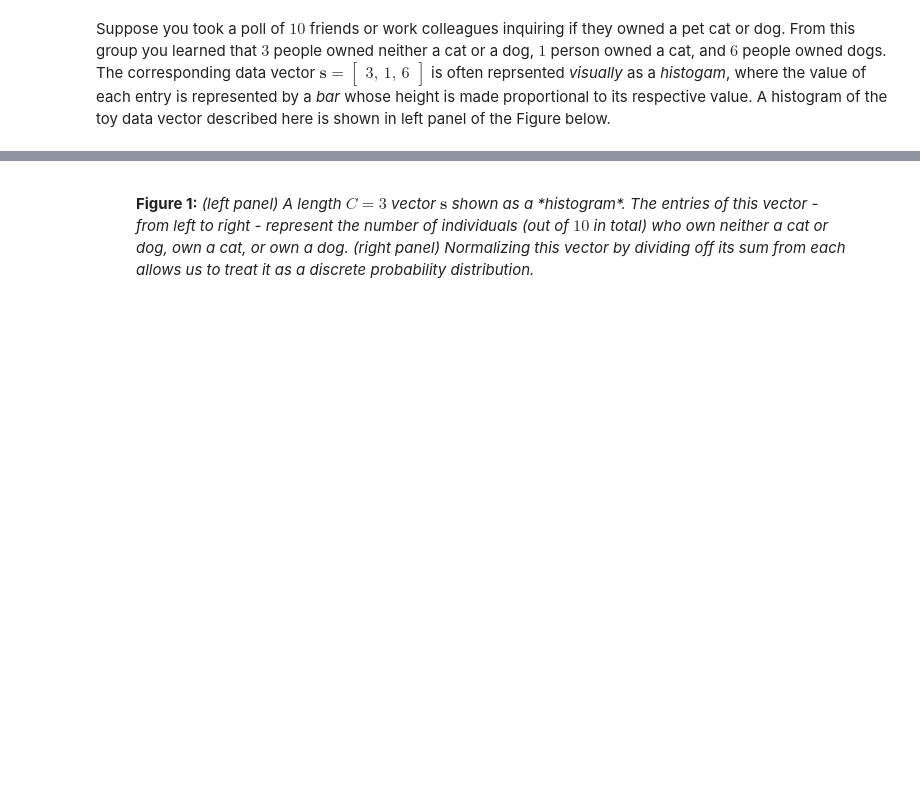
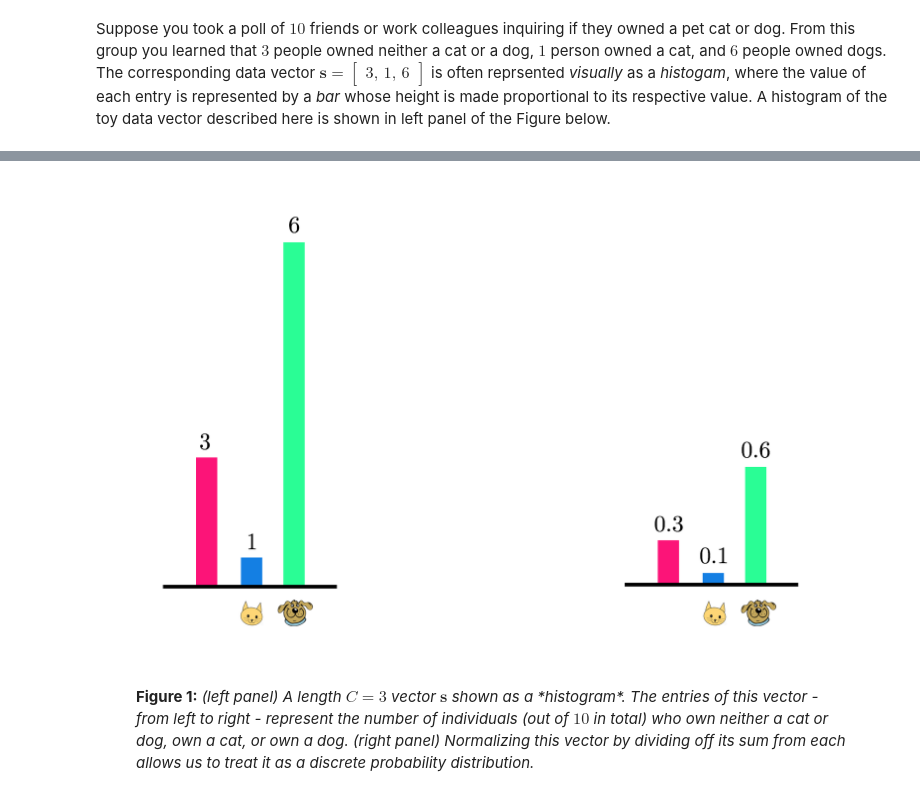
Before and after one commit to neonwatty/machine_learning_refined, a Jupyter notebook: notes/7_Linear_multiclass_classification/7_5_Categorical.ipynb, the cells around one changed output, grey strips where cells are left out. Drawn from its saved outputs; the diff is of its cells as text; code cells hidden in the pictures; blank space fills up the shorter version.

```diff
--- a/notes/7_Linear_multiclass_classification/7_5_Categorical.ipynb
+++ b/notes/7_Linear_multiclass_classification/7_5_Categorical.ipynb
@@ -43,3 +66,7 @@ IPython.display.HTML('''<img src="''' + image_path_1 + '''" width="80%" height="
+# %%
+Image(image_path_1)
+# %% [output]
+[figure, added]
 # %% [markdown]
 <figure>
   <figcaption>
```
Also changed, not shown: parts of 6 cells of this notebook, 5 other files.
